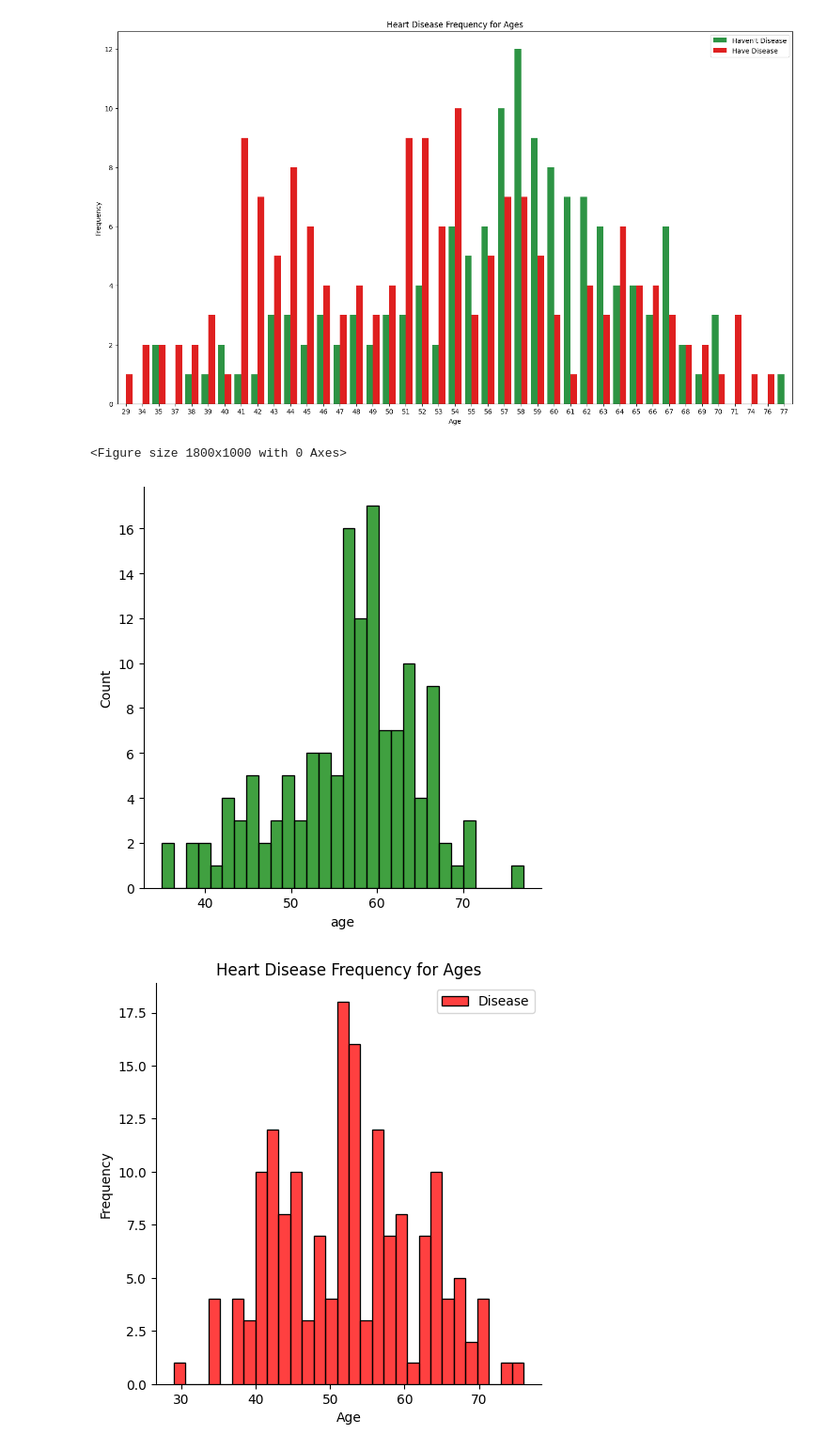
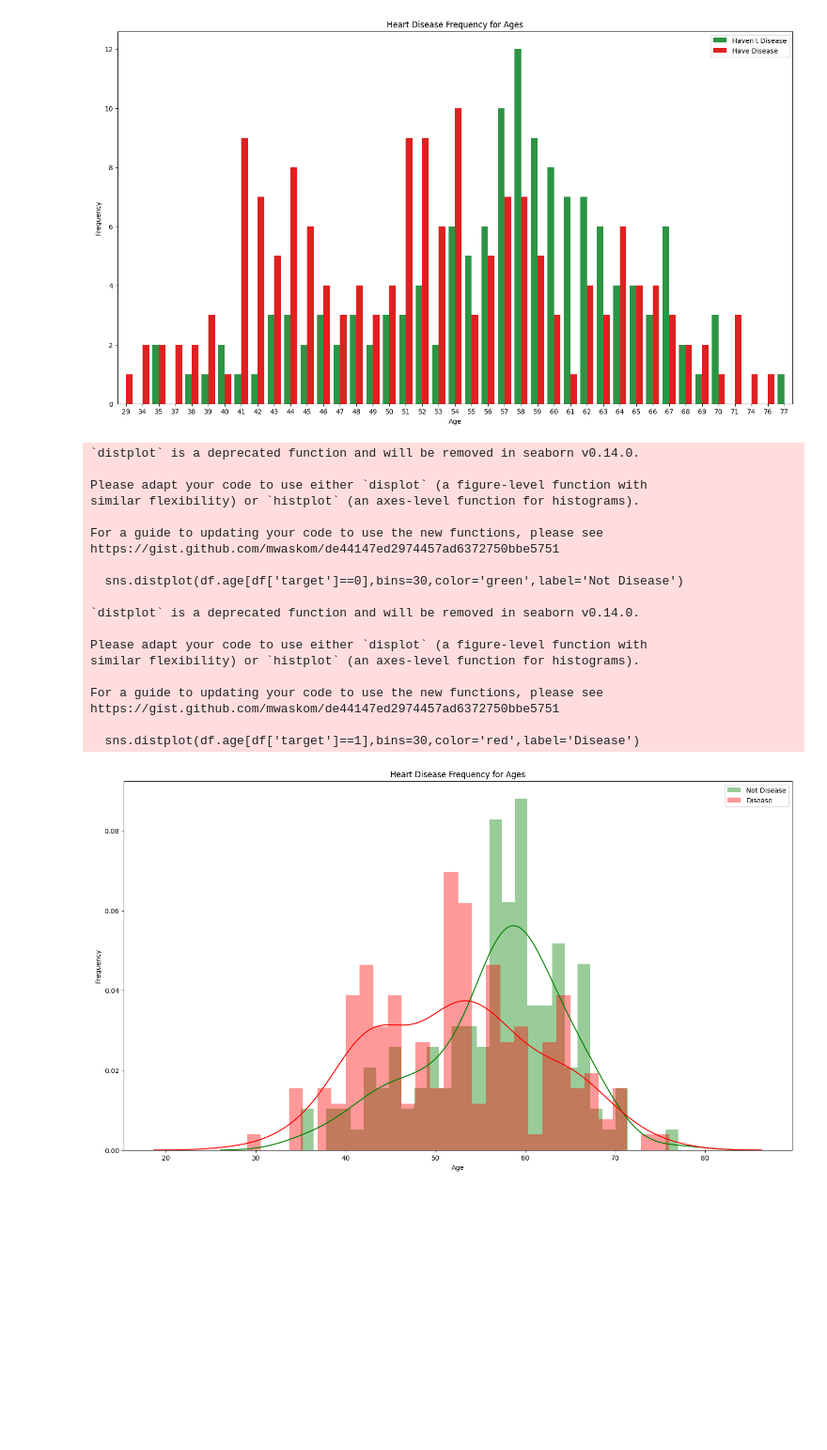
Before and after one commit to CHANDRAPRASANNA/Data-science-case-study-2, a Jupyter notebook: Heart_disease_analysis.ipynb, the cells around one changed output. Shown at 94% size. Cells and saved outputs as stored; diff of their text form; code cells hidden in the pictures; blank space fills up the shorter version.

```diff
--- a/Heart_disease_analysis.ipynb
+++ b/Heart_disease_analysis.ipynb
@@ -117,14 +117,31 @@ plt.show()
 # %%
 #sns.set_style("whitegrid")
 plt.figure(figsize=(18,10))
-sns.displot(df.age[df['target']==0],bins=30,color='green',label='Not Disease')
-sns.displot(df.age[df['target']==1],bins=30,color='red',label='Disease')
+sns.distplot(df.age[df['target']==0],bins=30,color='green',label='Not Disease')
+sns.distplot(df.age[df['target']==1],bins=30,color='red',label='Disease')
 plt.legend()
 plt.title("Heart Disease Frequency for Ages")
 plt.xlabel("Age")
 plt.ylabel("Frequency")
 plt.show()
 # %% [output]
-<Figure size 1800x1000 with 0 Axes>
+`distplot` is a deprecated function and will be removed in seaborn v0.14.0.
+
+Please adapt your code to use either `displot` (a figure-level function with
+similar flexibility) or `histplot` (an axes-level function for histograms).
+
+For a guide to updating your code to use the new functions, please see
+https://gist.github.com/mwaskom/de44147ed2974457ad6372750bbe5751
+
+  sns.distplot(df.age[df['target']==0],bins=30,color='green',label='Not Disease')
+
+`distplot` is a deprecated function and will be removed in seaborn v0.14.0.
+
+Please adapt your code to use either `displot` (a figure-level function with
+similar flexibility) or `histplot` (an axes-level function for histograms).
+
+For a guide to updating your code to use the new functions, please see
+https://gist.github.com/mwaskom/de44147ed2974457ad6372750bbe5751
+
+  sns.distplot(df.age[df['target']==1],bins=30,color='red',label='Disease')
-[figure, old version]
+[figure, new version]
-[figure, removed]
```
